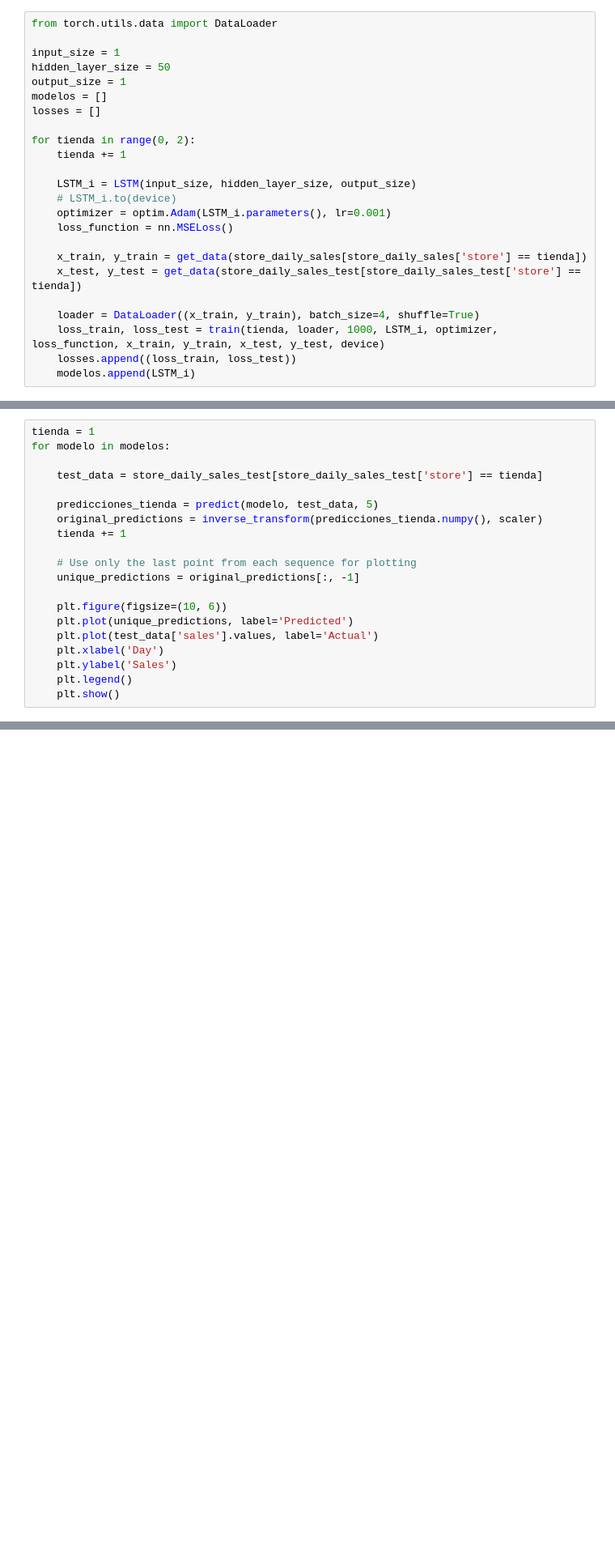
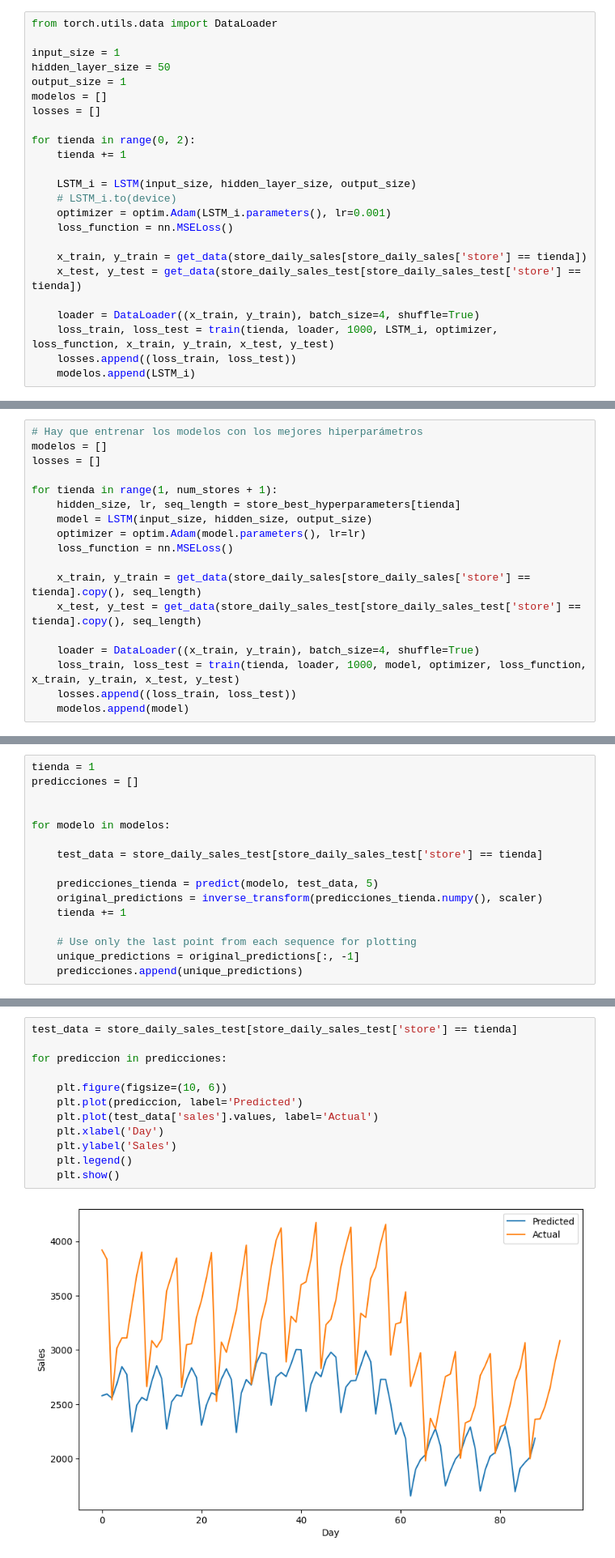
Before and after one commit to JuanDiegoAvila/Lab9_DL, a Jupyter notebook: lab9.ipynb, the cells around one changed output, grey strips where cells are left out. Shown at 81% size. Saved outputs shown, nothing was run; the diff lists cells and outputs as text; blank space fills up the shorter version.

```diff
--- a/lab9.ipynb
+++ b/lab9.ipynb
@@ -206,7 +206,7 @@ for tienda in range(0, 2):
     x_test, y_test = get_data(store_daily_sales_test[store_daily_sales_test['store'] == tienda])
 
     loader = DataLoader((x_train, y_train), batch_size=4, shuffle=True)
-    loss_train, loss_test = train(tienda, loader, 1000, LSTM_i, optimizer, loss_function, x_train, y_train, x_test, y_test, device)
+    loss_train, loss_test = train(tienda, loader, 1000, LSTM_i, optimizer, loss_function, x_train, y_train, x_test, y_test)
     losses.append((loss_train, loss_test))
     modelos.append(LSTM_i)
 # %% [output]
@@ -286,0 +317,18 @@ print(best_hyperparameters, best_loss)
+# %%
+# Hay que entrenar los modelos con los mejores hiperparámetros
+modelos = []
+losses = []
+
+for tienda in range(1, num_stores + 1):
+    hidden_size, lr, seq_length = store_best_hyperparameters[tienda]
+    model = LSTM(input_size, hidden_size, output_size)
+    optimizer = optim.Adam(model.parameters(), lr=lr)
+    loss_function = nn.MSELoss()
+
+    x_train, y_train = get_data(store_daily_sales[store_daily_sales['store'] == tienda].copy(), seq_length)
+    x_test, y_test = get_data(store_daily_sales_test[store_daily_sales_test['store'] == tienda].copy(), seq_length)
+
+    loader = DataLoader((x_train, y_train), batch_size=4, shuffle=True)
+    loss_train, loss_test = train(tienda, loader, 1000, model, optimizer, loss_function, x_train, y_train, x_test, y_test)
+    losses.append((loss_train, loss_test))
+    modelos.append(model)
@@ -300,6 +366,9 @@ def predict(model, data, seq_length):
     return predictions
 # %%
 tienda = 1
+predicciones = []
+
+
 for modelo in modelos:
 
     test_data = store_daily_sales_test[store_daily_sales_test['store'] == tienda]
@@ -310,11 +379,4 @@ for modelo in modelos:
 
     # Use only the last point from each sequence for plotting
     unique_predictions = original_predictions[:, -1]
-
-    plt.figure(figsize=(10, 6))
-    plt.plot(unique_predictions, label='Predicted')
-    plt.plot(test_data['sales'].values, label='Actual')
-    plt.xlabel('Day')
-    plt.ylabel('Sales')
-    plt.legend()
-    plt.show()
+    predicciones.append(unique_predictions)
@@ -324,2 +383,16 @@ for modelo in modelos:
 # %% [markdown]
 ## 9.   Visualización
+# %%
+test_data = store_daily_sales_test[store_daily_sales_test['store'] == tienda]
+
+for prediccion in predicciones:
+
+    plt.figure(figsize=(10, 6))
+    plt.plot(prediccion, label='Predicted')
+    plt.plot(test_data['sales'].values, label='Actual')
+    plt.xlabel('Day')
+    plt.ylabel('Sales')
+    plt.legend()
+    plt.show()
+# %% [output]
+[figure, added]
```
Also changed, not shown: parts of 8 cells of this notebook.
